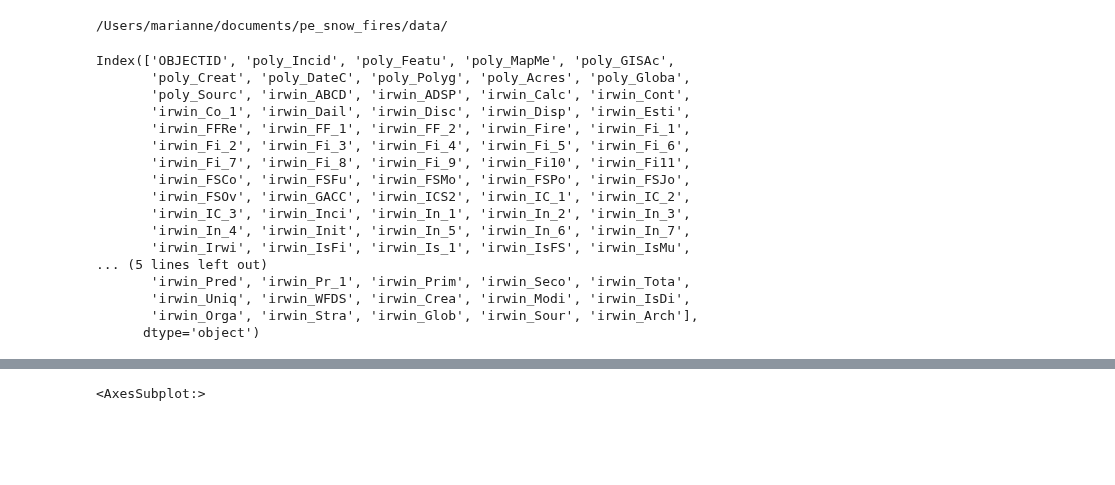
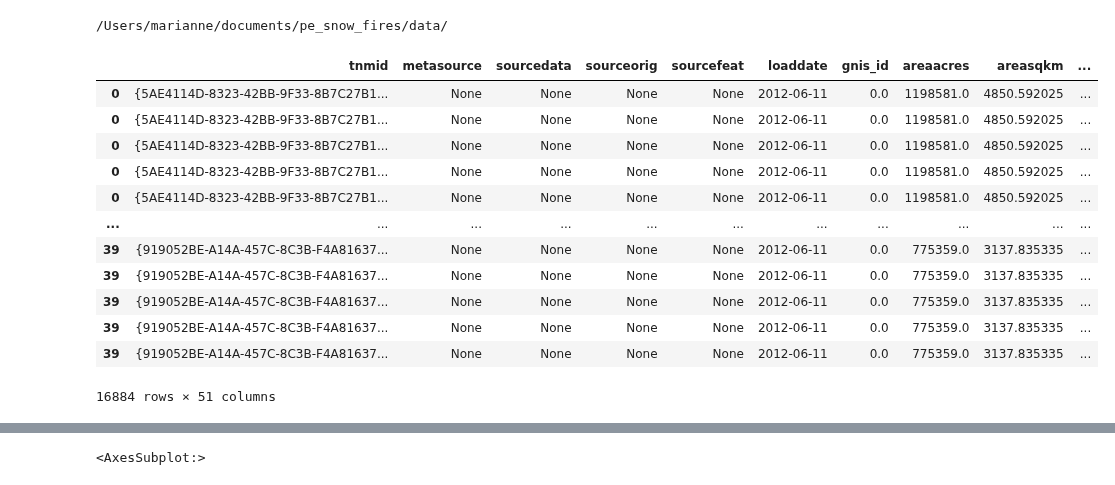
Before and after one commit to mariannecowherd/pe_snow_fires, a Jupyter notebook: scripts/buredn_area.ipynb, the cells around one changed output, grey strips where cells are left out. Drawn from its saved outputs; the diff is of its cells as text; code cells hidden in the pictures; blank space fills up the shorter version.

```diff
--- a/scripts/buredn_area.ipynb
+++ b/scripts/buredn_area.ipynb
@@ -31,23 +32,3 @@ tmp = []
 for i,x in enumerate(idxs):
     tmp.append(x)
 sn_wfigs['count']=tmp
-# %%
-sn_wfigs.keys()[0:100]
-# %% [output]
-Index(['OBJECTID', 'poly_Incid', 'poly_Featu', 'poly_MapMe', 'poly_GISAc',
-       'poly_Creat', 'poly_DateC', 'poly_Polyg', 'poly_Acres', 'poly_Globa',
-       'poly_Sourc', 'irwin_ABCD', 'irwin_ADSP', 'irwin_Calc', 'irwin_Cont',
-       'irwin_Co_1', 'irwin_Dail', 'irwin_Disc', 'irwin_Disp', 'irwin_Esti',
-       'irwin_FFRe', 'irwin_FF_1', 'irwin_FF_2', 'irwin_Fire', 'irwin_Fi_1',
-       'irwin_Fi_2', 'irwin_Fi_3', 'irwin_Fi_4', 'irwin_Fi_5', 'irwin_Fi_6',
-       'irwin_Fi_7', 'irwin_Fi_8', 'irwin_Fi_9', 'irwin_Fi10', 'irwin_Fi11',
-       'irwin_FSCo', 'irwin_FSFu', 'irwin_FSMo', 'irwin_FSPo', 'irwin_FSJo',
-       'irwin_FSOv', 'irwin_GACC', 'irwin_ICS2', 'irwin_IC_1', 'irwin_IC_2',
-       'irwin_IC_3', 'irwin_Inci', 'irwin_In_1', 'irwin_In_2', 'irwin_In_3',
-       'irwin_In_4', 'irwin_Init', 'irwin_In_5', 'irwin_In_6', 'irwin_In_7',
-       'irwin_Irwi', 'irwin_IsFi', 'irwin_Is_1', 'irwin_IsFS', 'irwin_IsMu',
-... (5 lines left out)
-       'irwin_Pred', 'irwin_Pr_1', 'irwin_Prim', 'irwin_Seco', 'irwin_Tota',
-       'irwin_Uniq', 'irwin_WFDS', 'irwin_Crea', 'irwin_Modi', 'irwin_IsDi',
-       'irwin_Orga', 'irwin_Stra', 'irwin_Glob', 'irwin_Sour', 'irwin_Arch'],
-      dtype='object')
@@ -53,0 +37,16 @@ Index(['OBJECTID', 'poly_Incid', 'poly_Featu', 'poly_MapMe', 'poly_GISAc',
+# %%
+sn_allyears
+# %% [output]
+|  | tnmid | metasource | sourcedata | sourceorig | sourcefeat | loaddate | gnis_id | areaacres | areasqkm | ... |
+| 0 | {5AE4114D-8323-42BB-9F33-8B7C27B1... | None | None | None | None | 2012-06-11 | 0.0 | 1198581.0 | 4850.592025 | ... |
+| 0 | {5AE4114D-8323-42BB-9F33-8B7C27B1... | None | None | None | None | 2012-06-11 | 0.0 | 1198581.0 | 4850.592025 | ... |
+| 0 | {5AE4114D-8323-42BB-9F33-8B7C27B1... | None | None | None | None | 2012-06-11 | 0.0 | 1198581.0 | 4850.592025 | ... |
+| 0 | {5AE4114D-8323-42BB-9F33-8B7C27B1... | None | None | None | None | 2012-06-11 | 0.0 | 1198581.0 | 4850.592025 | ... |
+| 0 | {5AE4114D-8323-42BB-9F33-8B7C27B1... | None | None | None | None | 2012-06-11 | 0.0 | 1198581.0 | 4850.592025 | ... |
+| ... | ... | ... | ... | ... | ... | ... | ... | ... | ... | ... |
+| 39 | {919052BE-A14A-457C-8C3B-F4A81637... | None | None | None | None | 2012-06-11 | 0.0 | 775359.0 | 3137.835335 | ... |
+| 39 | {919052BE-A14A-457C-8C3B-F4A81637... | None | None | None | None | 2012-06-11 | 0.0 | 775359.0 | 3137.835335 | ... |
+| 39 | {919052BE-A14A-457C-8C3B-F4A81637... | None | None | None | None | 2012-06-11 | 0.0 | 775359.0 | 3137.835335 | ... |
+| 39 | {919052BE-A14A-457C-8C3B-F4A81637... | None | None | None | None | 2012-06-11 | 0.0 | 775359.0 | 3137.835335 | ... |
+| 39 | {919052BE-A14A-457C-8C3B-F4A81637... | None | None | None | None | 2012-06-11 | 0.0 | 775359.0 | 3137.835335 | ... |
+16884 rows × 51 columns
```
Also changed, not shown: parts of 14 cells of this notebook.
